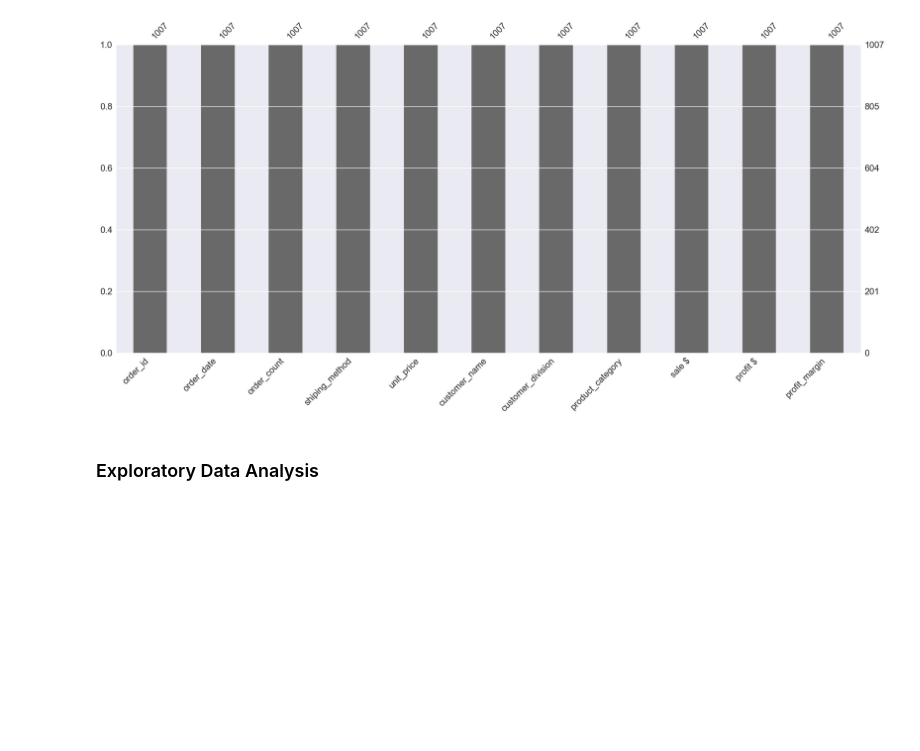
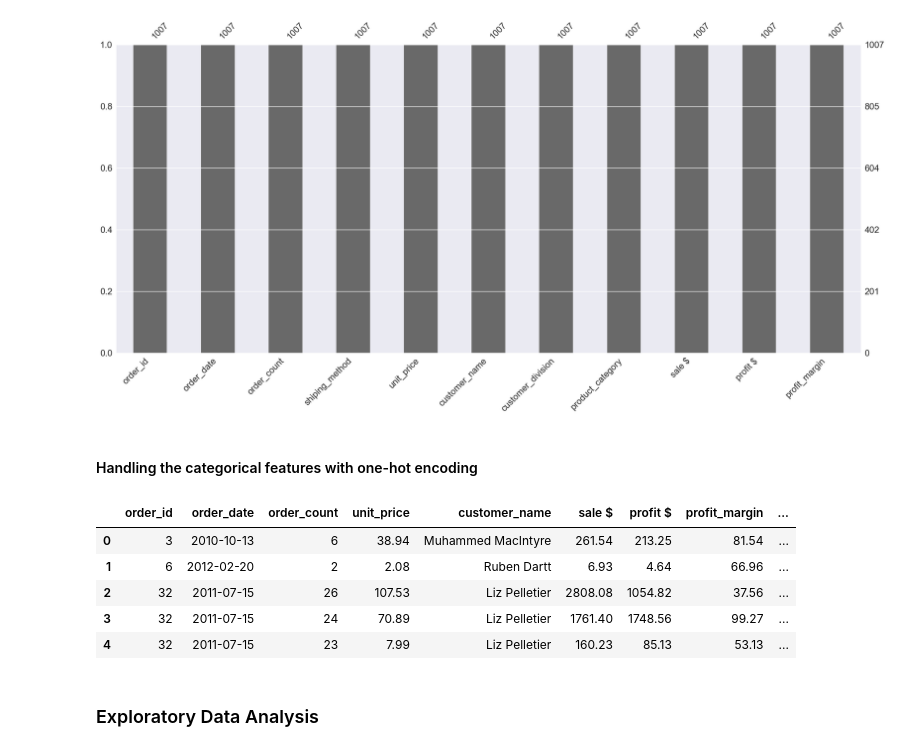
Before and after one commit to mohamad6889/statistics_assignment, a Jupyter notebook: quiz.ipynb, the cells around one changed output. Saved outputs shown, nothing was run; the diff lists cells and outputs as text; code cells hidden in the pictures; blank space fills up the shorter version.

Commit message:
one hot encoding added

```diff
--- a/quiz.ipynb
+++ b/quiz.ipynb
@@ -98,6 +98,18 @@ msno.bar(data_set)
 # %% [output]
 <Axes: >
 [figure]
+# %% [markdown]
+#### Handling the categorical features with one-hot encoding
+# %%
+data_set = pd.get_dummies(data_set, columns=['product_category', 'customer_division', 'shiping_method'], prefix=['cat', 'div', 'ship'])
+data_set.head()
+# %% [output]
+|  | order_id | order_date | order_count | unit_price | customer_name | sale $ | profit $ | profit_margin | ... |
+| 0 | 3 | 2010-10-13 | 6 | 38.94 | Muhammed MacIntyre | 261.54 | 213.25 | 81.54 | ... |
+| 1 | 6 | 2012-02-20 | 2 | 2.08 | Ruben Dartt | 6.93 | 4.64 | 66.96 | ... |
+| 2 | 32 | 2011-07-15 | 26 | 107.53 | Liz Pelletier | 2808.08 | 1054.82 | 37.56 | ... |
+| 3 | 32 | 2011-07-15 | 24 | 70.89 | Liz Pelletier | 1761.40 | 1748.56 | 99.27 | ... |
+| 4 | 32 | 2011-07-15 | 23 | 7.99 | Liz Pelletier | 160.23 | 85.13 | 53.13 | ... |
 # %% [markdown]
 ### Exploratory Data Analysis
 # %% [markdown]
```
Also changed, not shown: parts of 1 cell of this notebook.
